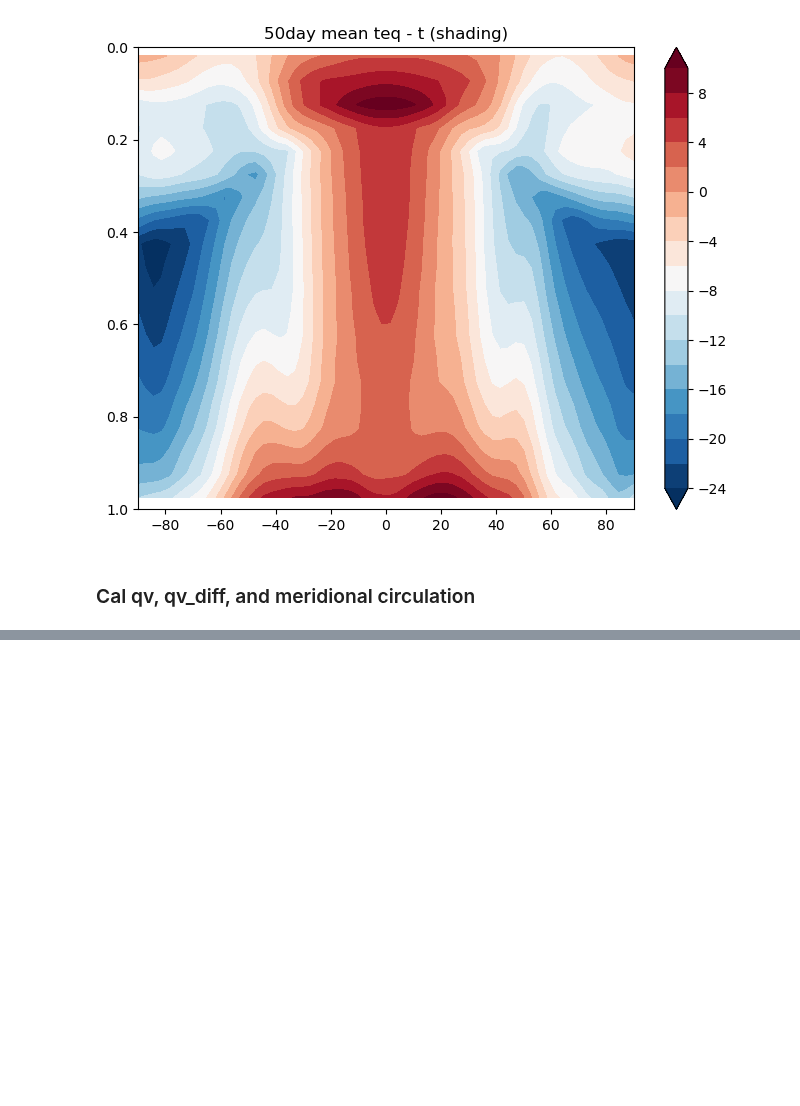
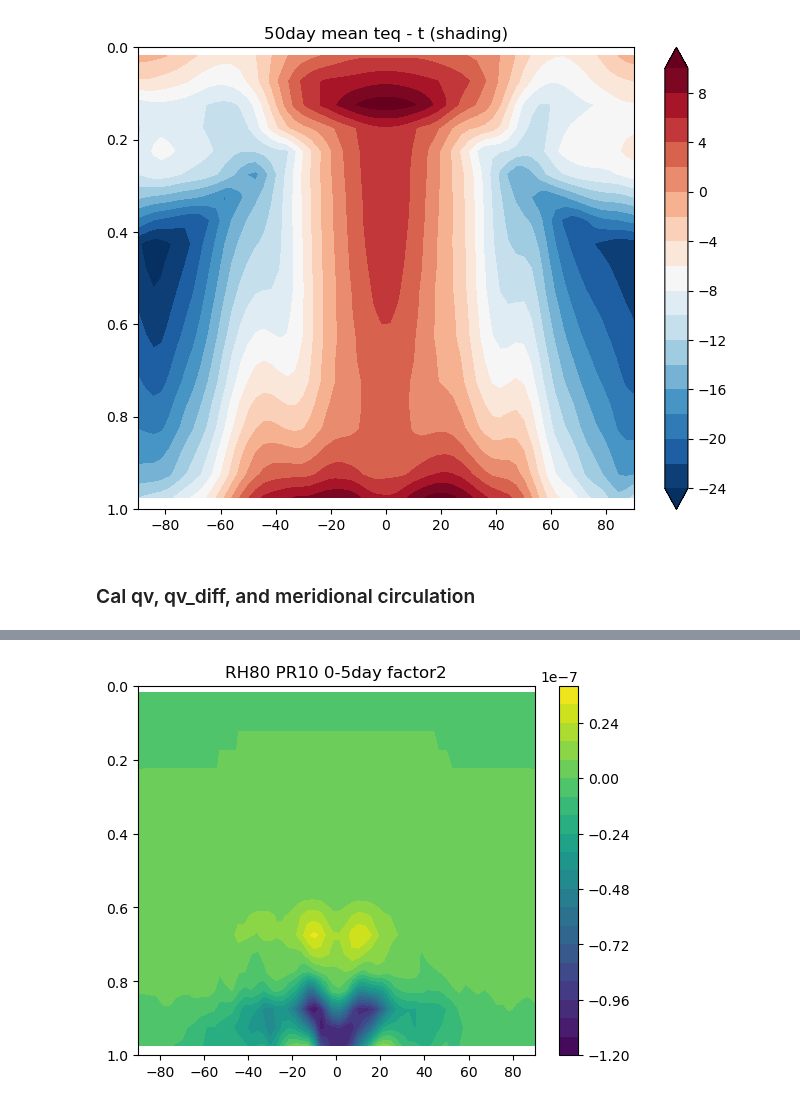
Before and after one commit to PeterChang1023/Dycore_Master, a Jupyter notebook: dycore/IdealizeSpetral.jl/exp/HSt42/check_spinupday.ipynb, the cells around one changed output, grey strips where cells are left out. Cells and saved outputs as stored; diff of their text form; code cells hidden in the pictures; blank space fills up the shorter version.

```diff
--- a/dycore/IdealizeSpetral.jl/exp/HSt42/check_spinupday.ipynb
+++ b/dycore/IdealizeSpetral.jl/exp/HSt42/check_spinupday.ipynb
@@ -639,0 +660,20 @@ for i in range(10,20,10):
+# %%
+
+for i in range(10,20,10):
+    pr = i
+    dycore = Dycore(file)
+    yy, sigma_mean2 = dycore.yy, dycore.sigma_mean2
+
+    factor2 = dycore.factor2
+
+    plt.figure(dpi=100.)
+    factor2_mean = np.nanmean(factor2[:,:,:,:], axis=(0,3))
+
+    CS = plt.contourf(yy, sigma_mean2, factor2_mean, levels=21)
+    plt.colorbar(CS)
+    plt.title(f"RH80 PR{pr} 0-5day factor2")
+
+    plt.ylim([1,0])
+    plt.show()
+# %% [output]
+[figure, added]
```
Also changed, not shown: parts of 16 cells of this notebook, 5 other files.
